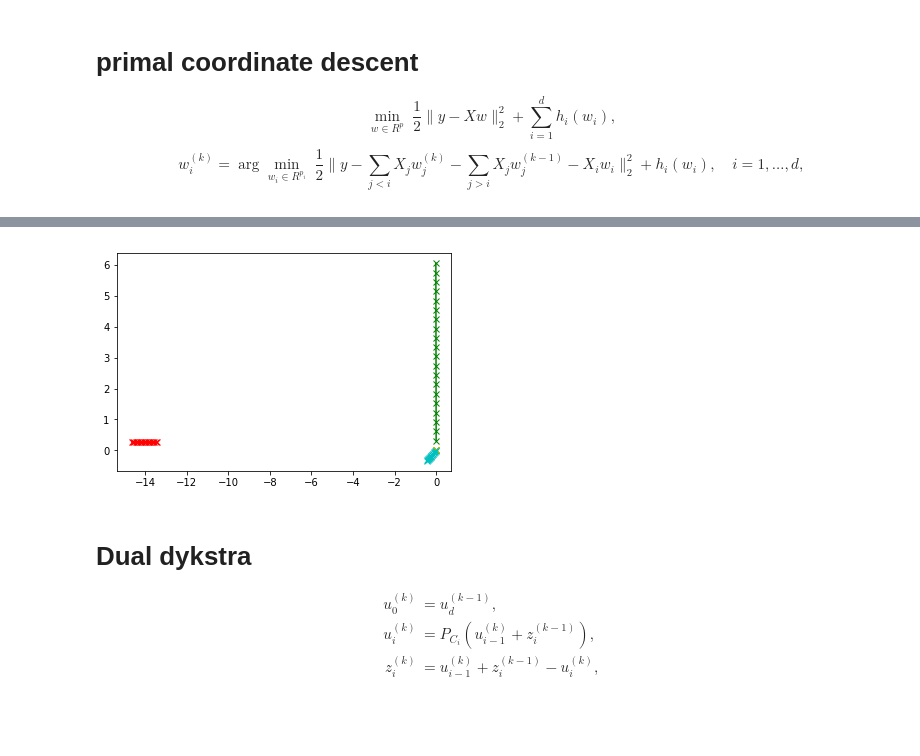
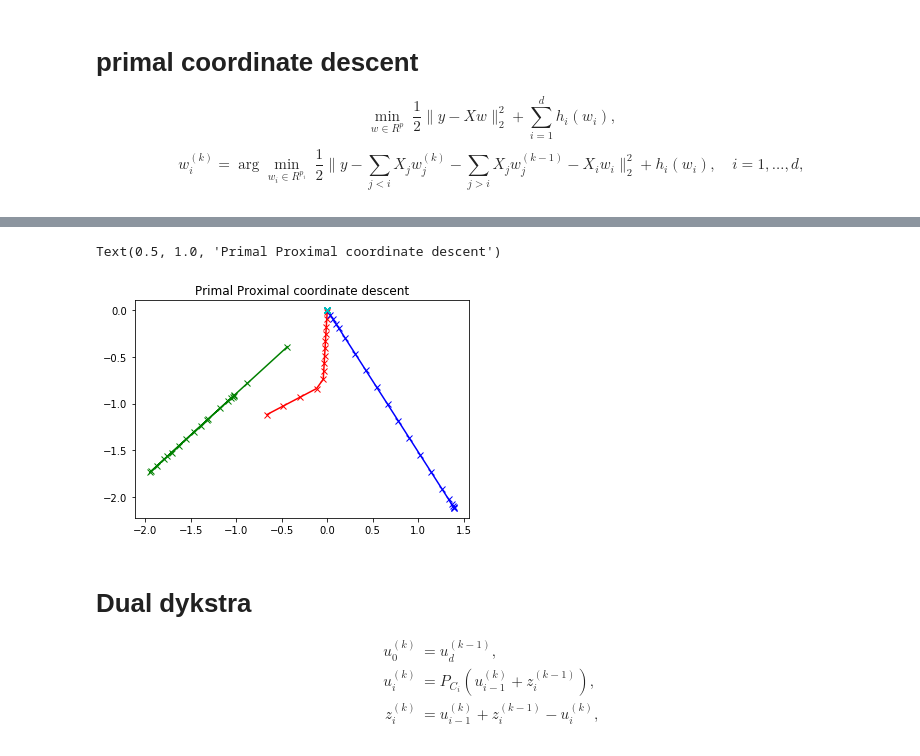
Before and after one commit to hzsydy/10725_hw5_review, a Jupyter notebook: hw5q4.ipynb, the cells around one changed output, grey strips where cells are left out. Drawn from its saved outputs; the diff is of its cells as text; code cells hidden in the pictures; blank space fills up the shorter version.

```diff
--- a/hw5q4.ipynb
+++ b/hw5q4.ipynb
@@ -45,6 +43,11 @@ for idx_set in range(nr_sets):
 # %% [output]
 [figure]
 # %%
+# generate X_i
+X = np.zeros((nr_sets, nr_point_dim, nr_point_dim), dtype=np.float32)
+for idx_set in range(nr_sets):
+    X[idx_set] = np.eye(nr_point_dim)+np.random.randn(nr_point_dim, nr_point_dim)*5
+
 # show D_i
 D = [None]*nr_sets
 for idx_set in range(nr_sets):
@@ -63,0 +84,10 @@ array([74.23618015, 56.53192839])
+# %%
+# implement coordinate descent
+import cvxpy as cp
+def optimize_wi(w_k_prev, w_k_next, i):
+    residual =  y - np.einsum('nij,nj->i', X[i+1:], w_k_prev[i+1:]) - np.einsum('nij,nj->i', X[:i], w_k_next[:i])
+    w_i = cp.Variable(nr_point_dim)
+    objective = cp.Minimize(cp.sum_squares(residual-X[i]@w_i)/2+cp.max(D[i][0]@w_i))
+    prob = cp.Problem(objective)
+    result = prob.solve(verbose=False)
+    return w_i.value
@@ -86,16 +129,3 @@ def wi_criterion(w_i, w_k_prev, w_k_next, i):
 # %%
 def f(w_i, w_k_prev, w_k_next, i):
     return wi_criterion(w_i, w_k_prev, w_k_next, i) + sum([hi(w_k_next[j], D[j]) for j in range(i)]) + sum([hi(w_k_prev[j], D[j]) for j in range(i+1, nr_sets)])
-# %%
-import cvxpy as cp
-def optimize_wi(w_k_prev, w_k_next, i):
-    residual =  y - np.einsum('nij,nj->i', X[i+1:], w_k_prev[i+1:]) - np.einsum('nij,nj->i', X[:i], w_k_next[:i])
-    w_i = cp.Variable(nr_point_dim)
-    objective = cp.Minimize(cp.sum_squares(residual-X[i]@w_i)/2+cp.max(D[i][0]@w_i))
-    prob = cp.Problem(objective)
-    result = prob.solve(verbose=False, solver='SCS')
-    return w_i.value
-w_prev = np.zeros((nr_sets, nr_point_dim))
-w_next = np.zeros((nr_sets, nr_point_dim))
-for i in range(5):
-    print(optimize_wi(w_prev, w_next, i))
@@ -138,8 +139,10 @@ WARN: aa_init returned NULL, no acceleration applied.
 # %%
 for i in range(nr_sets):
     plt.plot(w_primal[1:, i,0], w_primal[1:, i, 1], c=colors[i], marker='x')
+plt.title('$w$ of Primal Proximal coordinate descent')
 # %% [output]
+Text(0.5, 1.0, 'Primal Proximal coordinate descent')
-[figure, old version]
+[figure, new version]
 # %% [markdown]
 # Dual dykstra
 \begin{align*}
```
Also changed, not shown: parts of 11 cells of this notebook.
